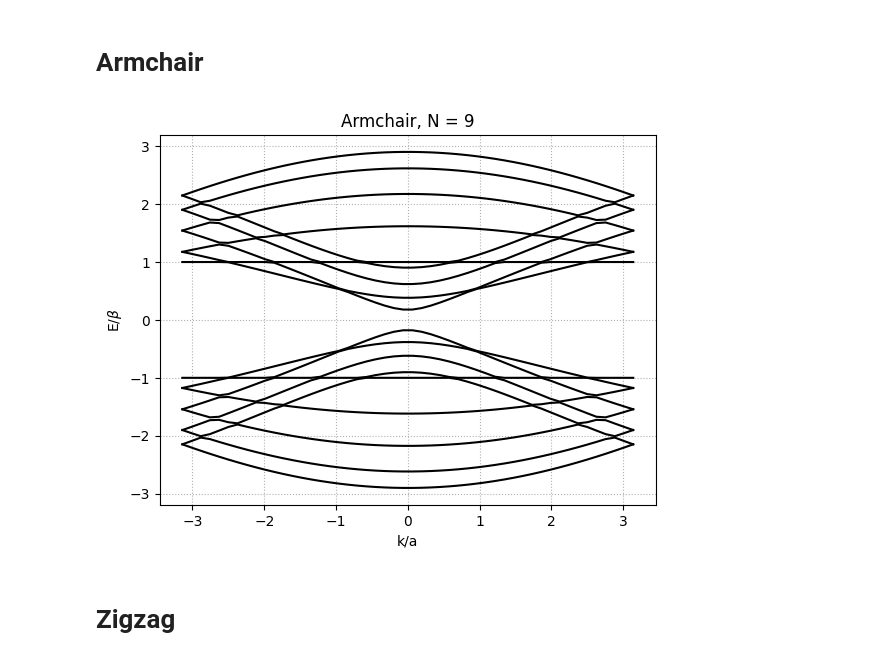
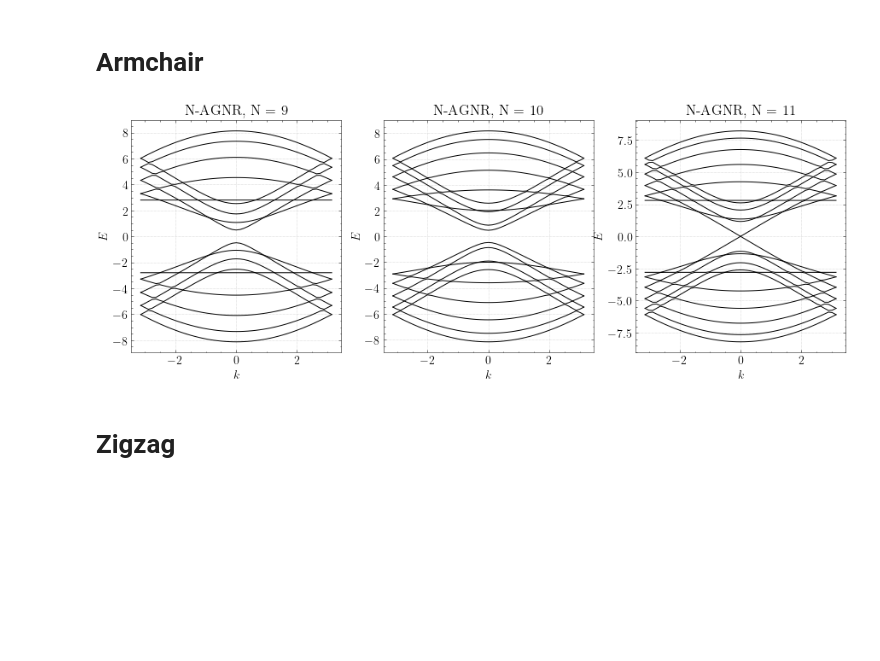
Before and after one commit to franklinzppa/electronic-structure, a Jupyter notebook: nanoribbons/nanoribbons.ipynb, the cells around one changed output. Drawn from its saved outputs; the diff is of its cells as text; code cells hidden in the pictures; blank space fills up the shorter version.

Commit message:
corrected nzgnr, defined functions, improved plots

```diff
--- a/nanoribbons/nanoribbons.ipynb
+++ b/nanoribbons/nanoribbons.ipynb
@@ -44,11 +39,48 @@ for idx, k in enumerate(k_array):
-# %%
-plt.plot(k_array/a, E_array/beta, c='k')
-plt.xlabel('k/a')
-plt.ylabel(r'E/$\beta$')
-plt.title(f'Armchair, N = {N}')
-plt.grid(ls=':')
-plt.show()
-# %% [output]
-[figure, removed]
+# %%
+def diagonalize(N, hamiltonian_function):
+    k_array = np.linspace(-np.pi/a, np.pi/a, 51)
+    E_array = np.zeros((len(k_array), 2*N))
+
+    for idx, k in enumerate(k_array):
+        H = hamiltonian_function(N, alpha, beta, k)
+        E_array[idx] = np.linalg.eigvalsh(H)
+
+    return E_array
+# %%
+alpha = 0.0
+beta = 2.8
+a = 1.0
+
+k_array = np.linspace(-np.pi/a, np.pi/a, 51)
+
+E_A9 = diagonalize(N=9, hamiltonian_function=make_NAGNR_hamiltonian)
+E_A10 = diagonalize(N=10, hamiltonian_function=make_NAGNR_hamiltonian)
+E_A11 = diagonalize(N=11, hamiltonian_function=make_NAGNR_hamiltonian)
+# %%
+plt.figure(figsize=(15,5))
+plt.subplot(1,3,1)
+plt.plot(k_array, E_A9, c='k')
+plt.xlabel('$k$')
+plt.ylabel('$E$')
+plt.title(f'N-AGNR, N = 9')
+plt.grid(ls=':')
+
+plt.subplot(1,3,2)
+plt.plot(k_array, E_A10, c='k')
+plt.xlabel('$k$')
+plt.ylabel('$E$')
+plt.title(f'N-AGNR, N = 10')
+plt.grid(ls=':')
+
+plt.subplot(1,3,3)
+plt.plot(k_array, E_A11, c='k')
+plt.xlabel('$k$')
+plt.ylabel('$E$')
+plt.title(f'N-AGNR, N = 11')
+plt.grid(ls=':')
+
+plt.show()
+# %% [output]
+[figure, added]
 # %% [markdown]
 # Zigzag
```
Also changed, not shown: parts of 9 cells of this notebook.
